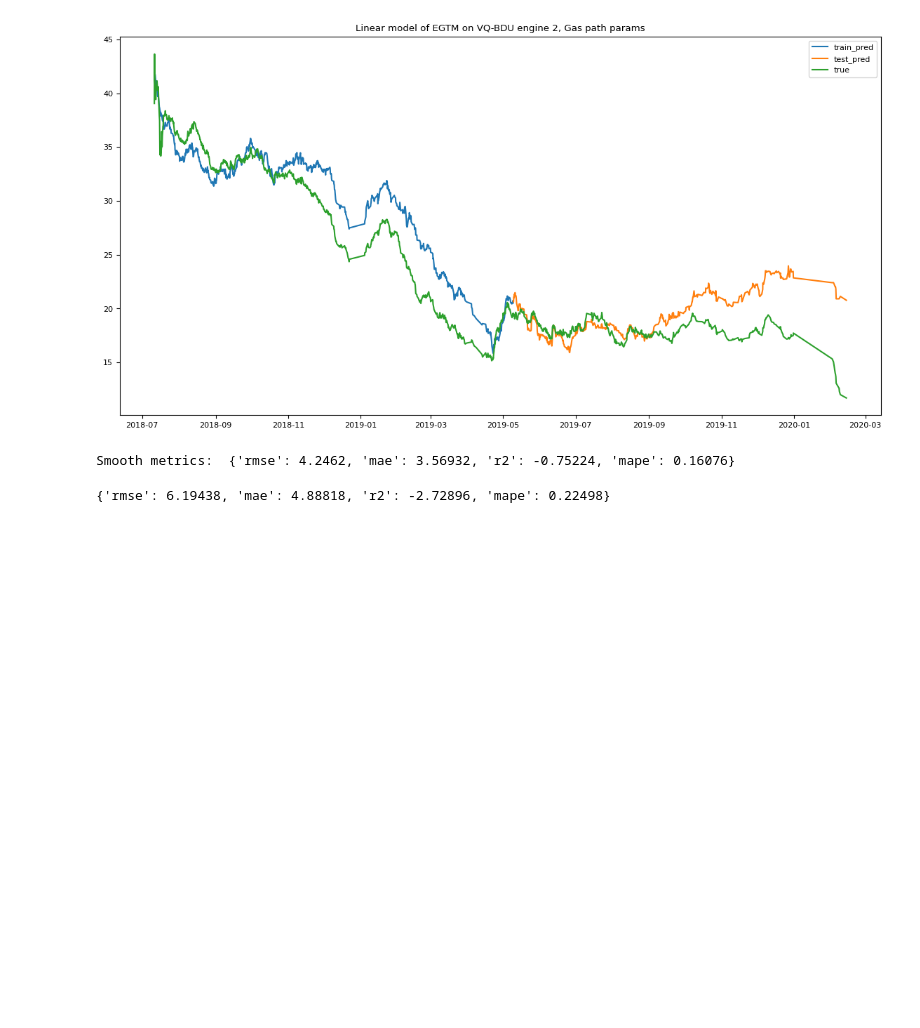
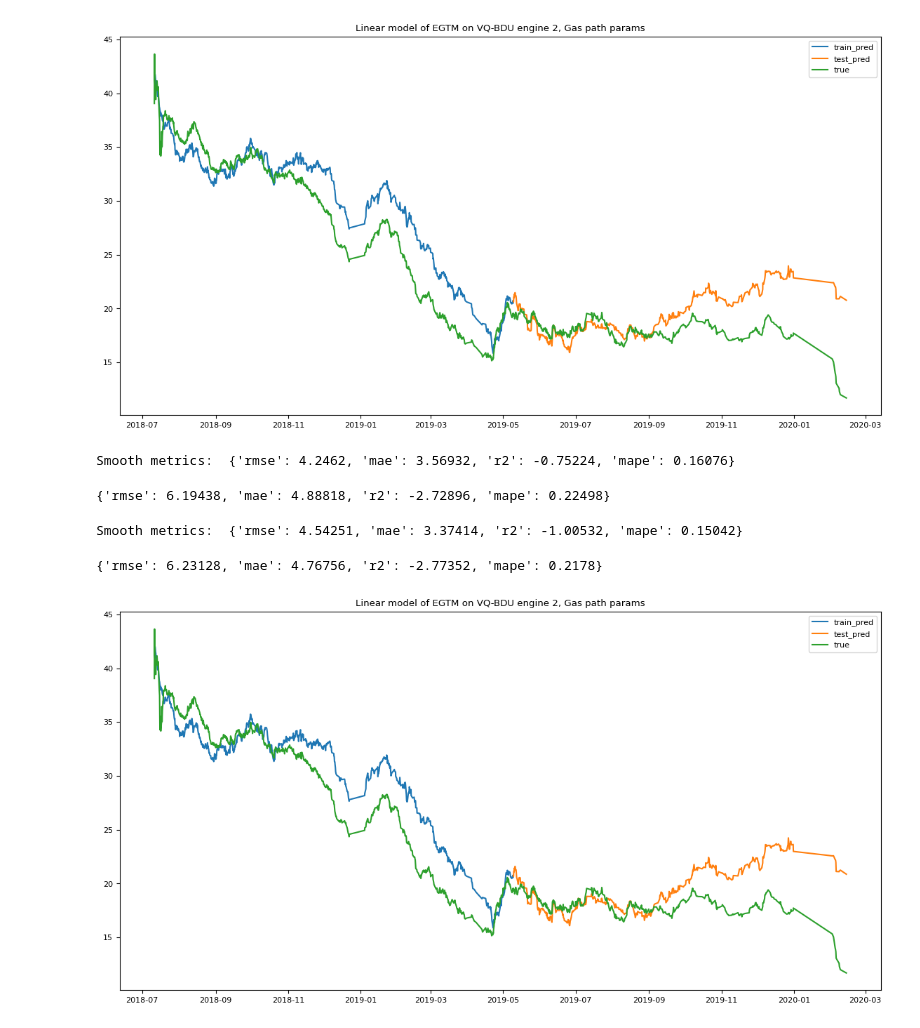
Before and after one commit to skeptlk/ecm, a Jupyter notebook: ex11_deltas.ipynb, the cells around one changed output. Cells and saved outputs as stored; diff of their text form; code cells hidden in the pictures; blank space fills up the shorter version.

```diff
--- a/ex11_deltas.ipynb
+++ b/ex11_deltas.ipynb
@@ -297,3 +285,53 @@ metrics
 # %% [output]
 Smooth metrics:  {'rmse': 4.2462, 'mae': 3.56932, 'r2': -0.75224, 'mape': 0.16076}
 {'rmse': 6.19438, 'mae': 4.88818, 'r2': -2.72896, 'mape': 0.22498}
+# %%
+def train_model_bleed_alt(X, y, bleed_param='prv'):
+  assert len(X) == len(y)
+  train_i = int(len(X) * 50 / 100)
+  X_train, y_train = X[0:train_i], y[0:train_i]
+  X_test, y_test = X[train_i:], y[train_i:]
+
+  models = {}
+
+  predicted_test = pd.DataFrame(index=X_test.index.copy(), columns=['pred'])
+  predicted_train = pd.DataFrame(index=X_train.index.copy(), columns=['pred'])
+  predicted_test_smooth = pd.DataFrame(index=X_test.index.copy(), columns=['pred'])
+
+  for acnum in fleet:
+    for pos in [1, 2]:
+      for bleed in [0, 1]:
+        for (alt_lo, alt_hi) in [[0, 3000], [3000, 10_000]]:
+          train_index = (X_train['pos'] == pos) & (X_train['acnum'] == acnum) \
+              & (X_train[bleed_param] == bleed) & (alt_lo <= X_train['alt']) & (X_train['alt'] < alt_hi)
+          test_index = (X_test['pos'] == pos) & (X_test['acnum'] == acnum) \
+              & (X_test[bleed_param] == bleed) & (alt_lo <= X_test['alt']) & (X_test['alt'] < alt_hi)
+
+          model = train_engine_baseline(X_train[train_index])
+
+          models[f'{acnum}_{pos}_{bleed}'] = model
+
+          predicted_test.loc[test_index, 'pred'] = compute_egtm(X_test[test_index], model)
+          predicted_train.loc[train_index, 'pred'] = compute_egtm(X_train[train_index], model)
+
+          predicted_test_smooth.loc[test_index, 'pred'] = smooth(compute_egtm(X_test[test_index], model), 0.05)
+
+  print("Smooth metrics: ", get_metrics(y_test, predicted_test_smooth))
+
+  return get_metrics(y_test, predicted_test), models, predicted_train, predicted_test, train_i, y_test
+# %%
+data = pd.concat([correct(bgu), correct(bdu)]).sort_values('reportts').reset_index()
+
+X = data.drop(columns=(y_cols))
+y = data['egtm']
+
+metrics, model, predicted_train, predicted_test, train_i, y_test = train_model_bleed_alt(X, y, bleed_param='prv')
+
+metrics
+# %% [output]
+Smooth metrics:  {'rmse': 4.54251, 'mae': 3.37414, 'r2': -1.00532, 'mape': 0.15042}
+{'rmse': 6.23128, 'mae': 4.76756, 'r2': -2.77352, 'mape': 0.2178}
+# %%
+plot_predictions(data, 'VQ-BDU', 2, train_i, predicted_test['pred'], predicted_train['pred'], is_smooth=True, alpha=0.05)
+# %% [output]
+[figure, added]
```
Also changed, not shown: parts of 3 cells of this notebook.
